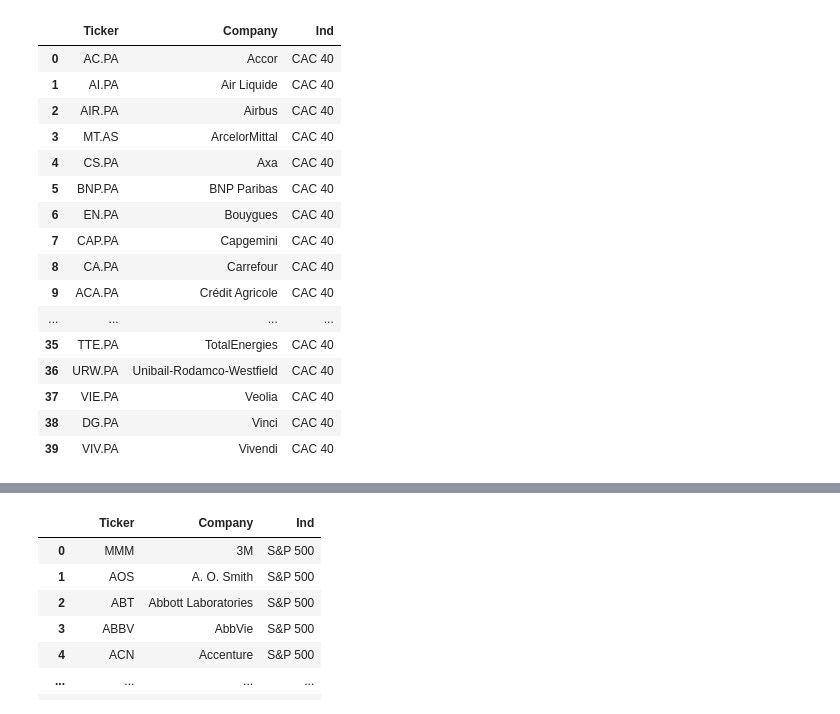
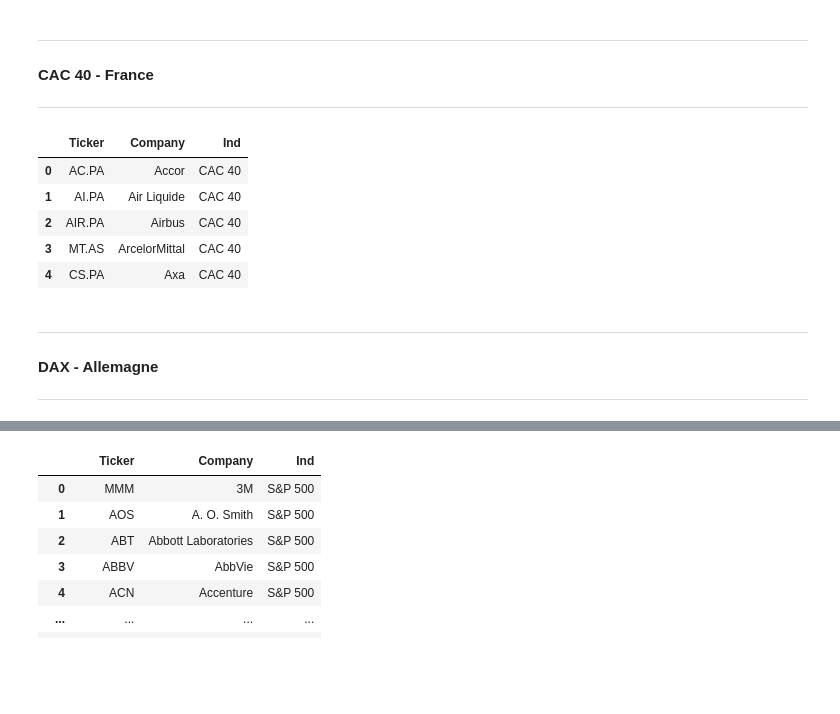
Before and after one commit to Gabriel-PEZ/Pi.Squared.Trading, a Jupyter notebook: Data/data.ipynb, the cells around one changed output, grey strips where cells are left out. Drawn from its saved outputs; the diff is of its cells as text; code cells hidden in the pictures; blank space fills up the shorter version.

```diff
--- a/Data/data.ipynb
+++ b/Data/data.ipynb
@@ -32,29 +33,25 @@ df_snp500
+# %% [markdown]
+---
+#### CAC 40 - France
+---
 # %%
 # On fait de même pour l'indice CAC 40
-
 url_cac40 = "https://en.wikipedia.org/wiki/CAC_40"
 df_cac40 = dgf.obtenir_liste_entreprises(url_cac40, 'CAC 40')
 
 df_cac40 = dgf.nettoyage_cac40(df_cac40)
 
-df_cac40
+df_cac40.head()
 # %% [output]
 |  | Ticker | Company | Ind |
 | 0 | AC.PA | Accor | CAC 40 |
 | 1 | AI.PA | Air Liquide | CAC 40 |
 | 2 | AIR.PA | Airbus | CAC 40 |
 | 3 | MT.AS | ArcelorMittal | CAC 40 |
 | 4 | CS.PA | Axa | CAC 40 |
-| 5 | BNP.PA | BNP Paribas | CAC 40 |
-| 6 | EN.PA | Bouygues | CAC 40 |
-| 7 | CAP.PA | Capgemini | CAC 40 |
-| 8 | CA.PA | Carrefour | CAC 40 |
-| 9 | ACA.PA | Crédit Agricole | CAC 40 |
-| ... | ... | ... | ... |
-| 35 | TTE.PA | TotalEnergies | CAC 40 |
-| 36 | URW.PA | Unibail-Rodamco-Westfield | CAC 40 |
-| 37 | VIE.PA | Veolia | CAC 40 |
-| 38 | DG.PA | Vinci | CAC 40 |
-| 39 | VIV.PA | Vivendi | CAC 40 |
+# %% [markdown]
+---
+#### DAX - Allemagne
+---
 # %%
 # On fait de même pour l'indice DAX
```
Also changed, not shown: parts of 18 cells of this notebook, 2 other files.
